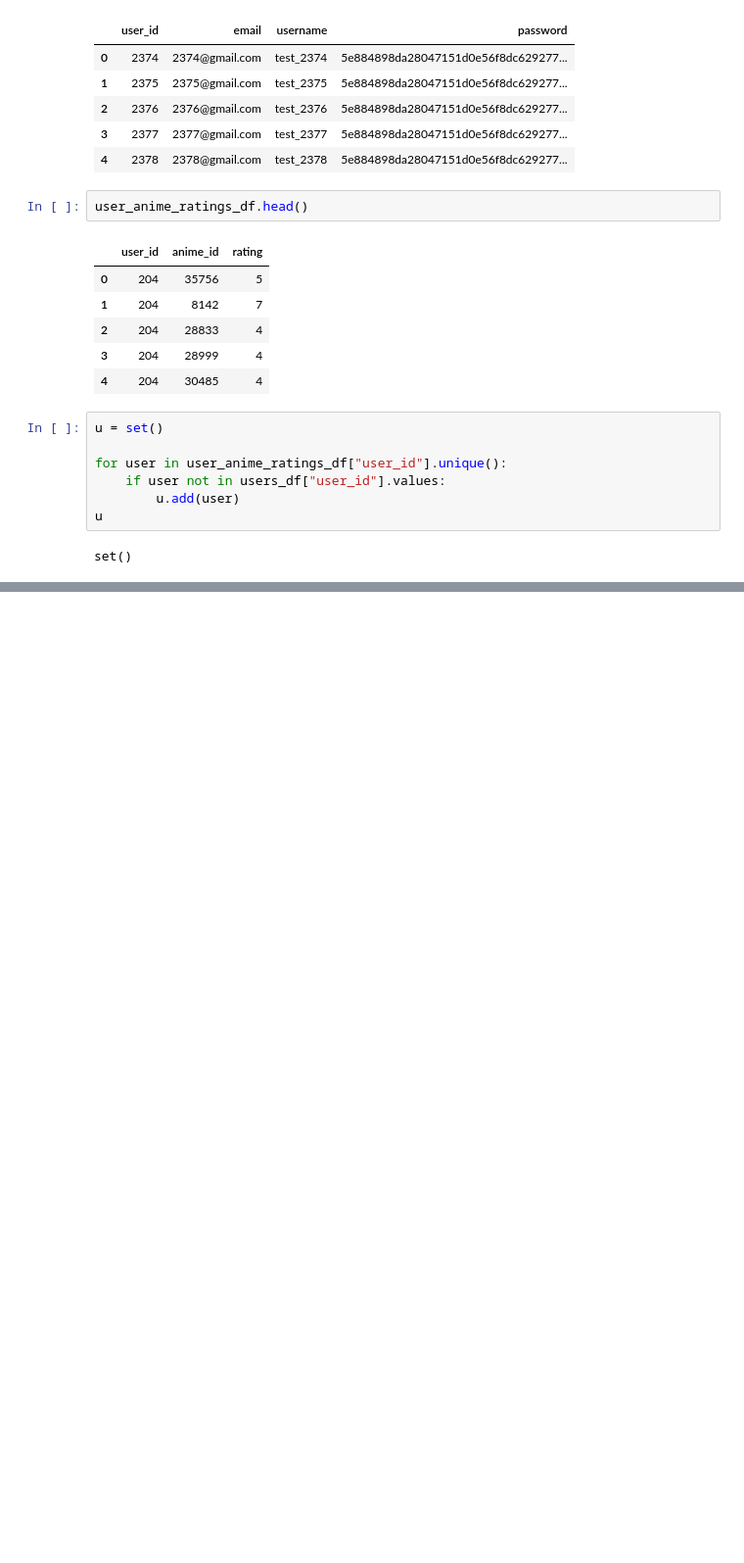
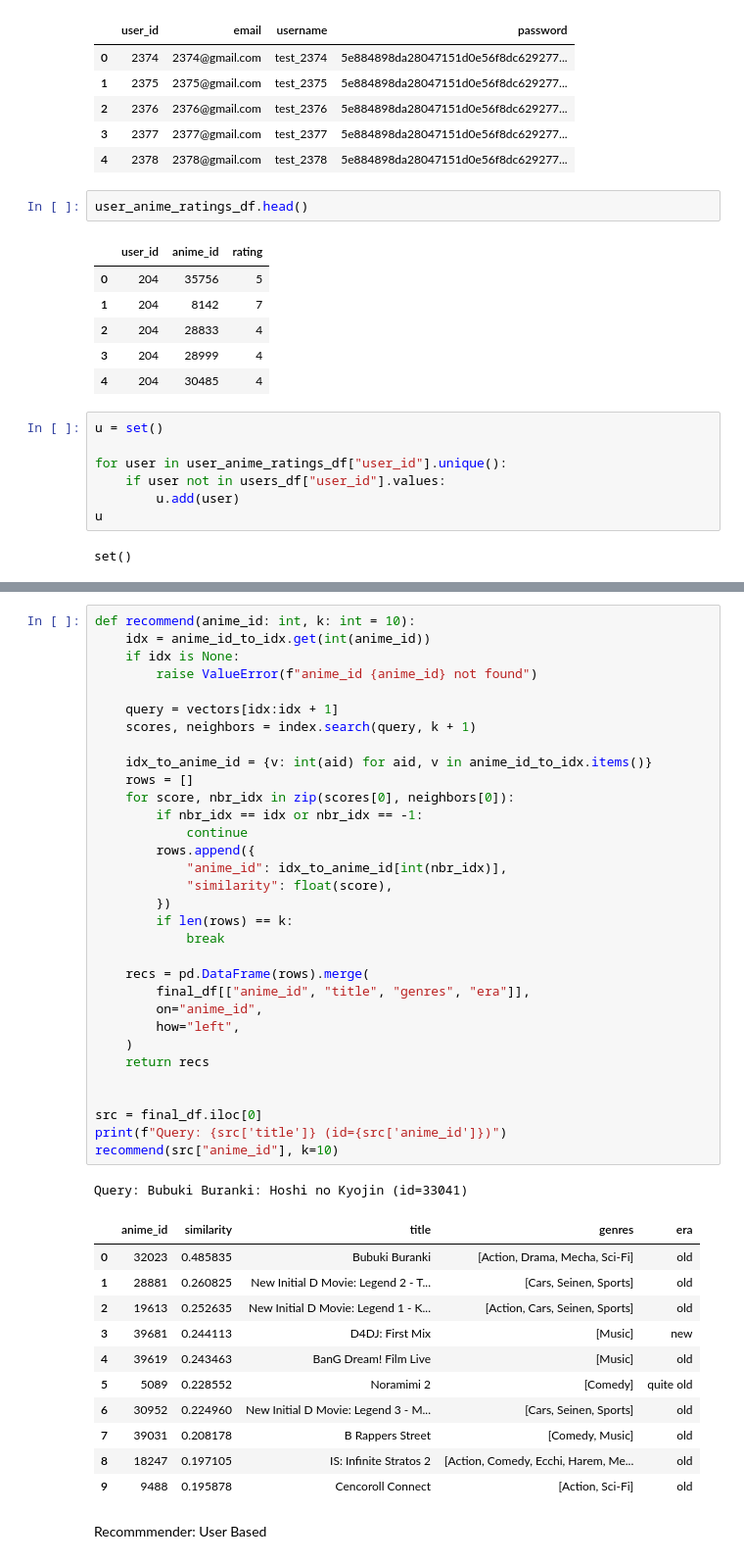
Before and after one commit to Shreyaan16/Yugen, a Jupyter notebook: notebooks/v2_preprocessing.ipynb, the cells around one changed output, grey strips where cells are left out. Shown at 98% size. Saved outputs shown, nothing was run; the diff lists cells and outputs as text; blank space fills up the shorter version.

```diff
--- a/notebooks/v2_preprocessing.ipynb
+++ b/notebooks/v2_preprocessing.ipynb
@@ -224,0 +307,47 @@ set()
+# %%
+def recommend(anime_id: int, k: int = 10):
+    idx = anime_id_to_idx.get(int(anime_id))
+    if idx is None:
+        raise ValueError(f"anime_id {anime_id} not found")
+
+    query = vectors[idx:idx + 1]
+    scores, neighbors = index.search(query, k + 1)
+
+    idx_to_anime_id = {v: int(aid) for aid, v in anime_id_to_idx.items()}
+    rows = []
+    for score, nbr_idx in zip(scores[0], neighbors[0]):
+        if nbr_idx == idx or nbr_idx == -1:
+            continue
+        rows.append({
+            "anime_id": idx_to_anime_id[int(nbr_idx)],
+            "similarity": float(score),
+        })
+        if len(rows) == k:
+            break
+
+    recs = pd.DataFrame(rows).merge(
+        final_df[["anime_id", "title", "genres", "era"]],
+        on="anime_id",
+        how="left",
+    )
+    return recs
+
+
+src = final_df.iloc[0]
+print(f"Query: {src['title']} (id={src['anime_id']})")
+recommend(src["anime_id"], k=10)
+# %% [output]
+Query: Bubuki Buranki: Hoshi no Kyojin (id=33041)
+|  | anime_id | similarity | title | genres | era |
+| 0 | 32023 | 0.485835 | Bubuki Buranki | [Action, Drama, Mecha, Sci-Fi] | old |
+| 1 | 28881 | 0.260825 | New Initial D Movie: Legend 2 - T... | [Cars, Seinen, Sports] | old |
+| 2 | 19613 | 0.252635 | New Initial D Movie: Legend 1 - K... | [Action, Cars, Seinen, Sports] | old |
+| 3 | 39681 | 0.244113 | D4DJ: First Mix | [Music] | new |
+| 4 | 39619 | 0.243463 | BanG Dream! Film Live | [Music] | old |
+| 5 | 5089 | 0.228552 | Noramimi 2 | [Comedy] | quite old |
+| 6 | 30952 | 0.224960 | New Initial D Movie: Legend 3 - M... | [Cars, Seinen, Sports] | old |
+| 7 | 39031 | 0.208178 | B Rappers Street | [Comedy, Music] | old |
+| 8 | 18247 | 0.197105 | IS: Infinite Stratos 2 | [Action, Comedy, Ecchi, Harem, Me... | old |
+| 9 | 9488 | 0.195878 | Cencoroll Connect | [Action, Sci-Fi] | old |
+# %% [markdown]
+Recommmender: User Based
```
Also changed, not shown: parts of 17 cells of this notebook, 1 other file.
